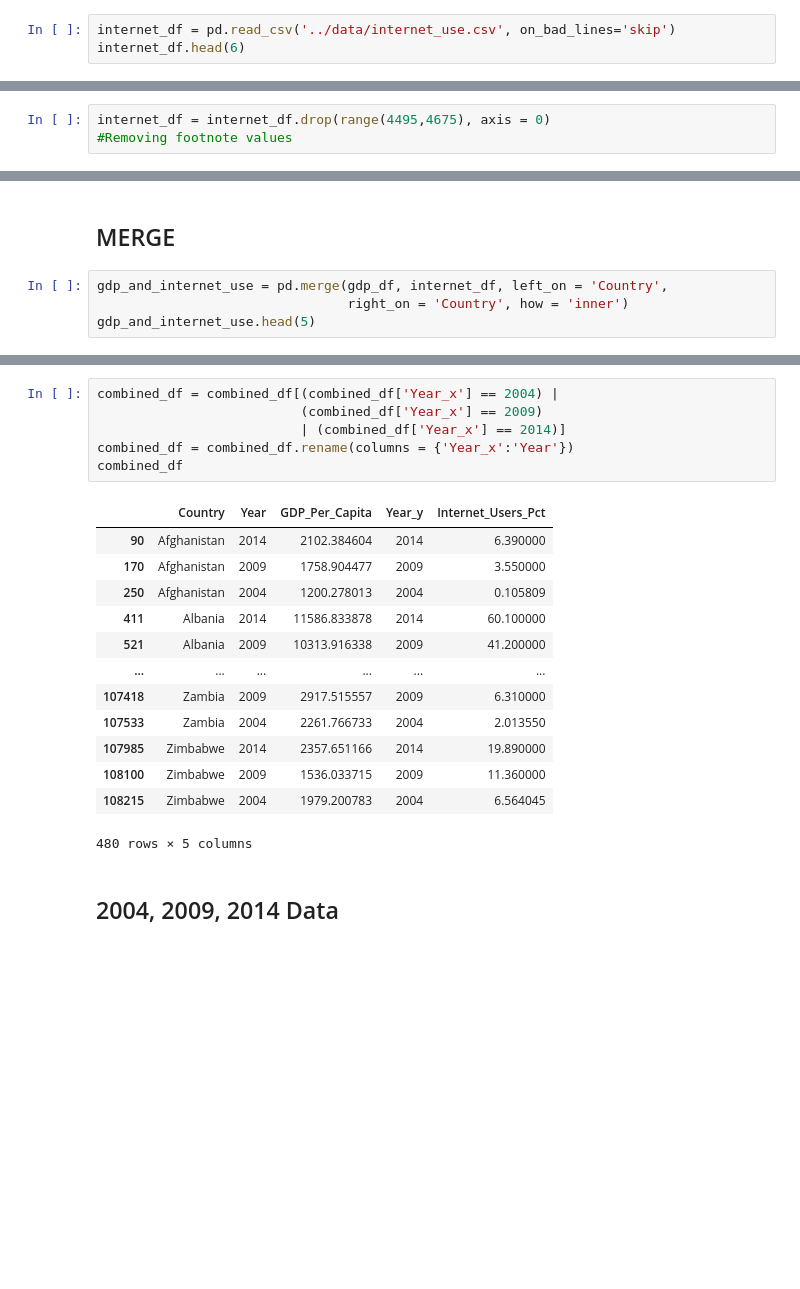
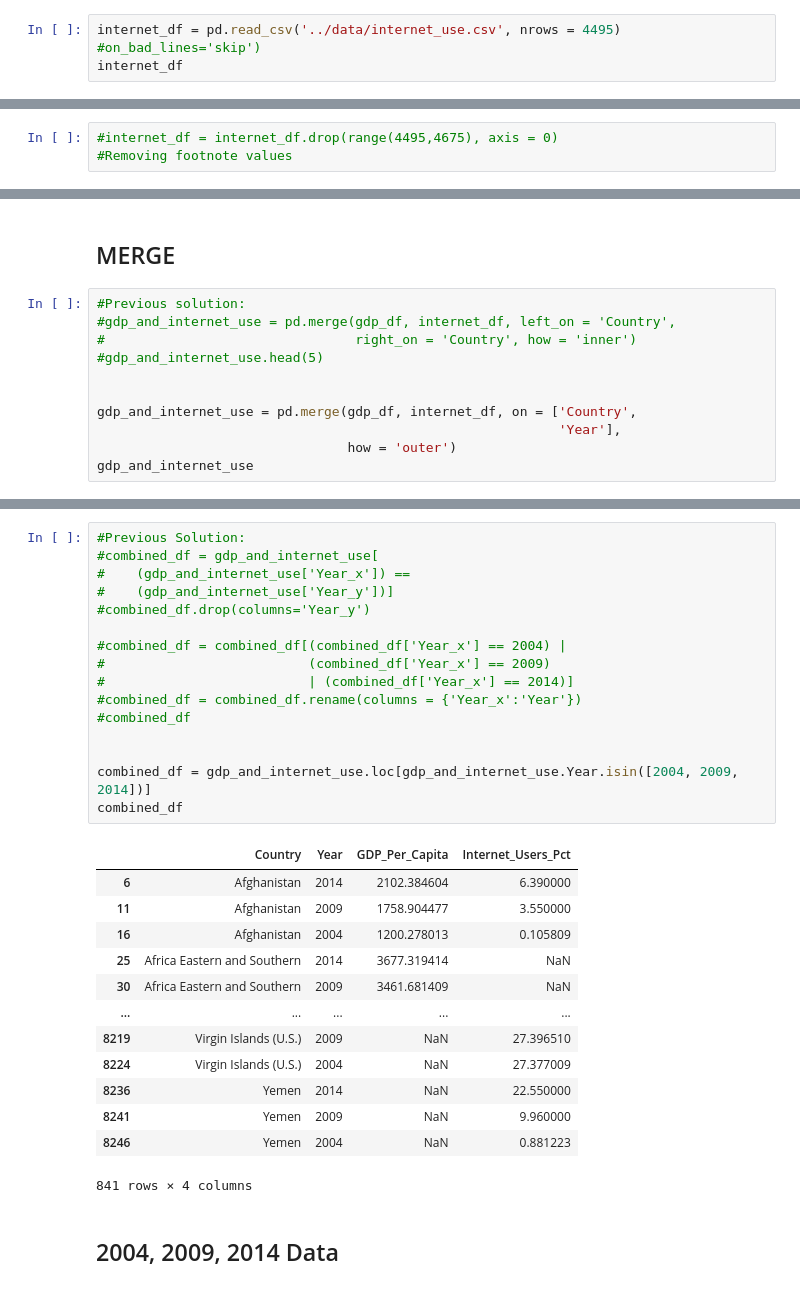
Before and after one commit to NSS-Full-Time-Data-Analytics-8/un_project-Adam-Crank, a Jupyter notebook: Notebooks/unproj.ipynb, the cells around one changed output, grey strips where cells are left out. Saved outputs shown, nothing was run; the diff lists cells and outputs as text; blank space fills up the shorter version.

```diff
--- a/Notebooks/unproj.ipynb
+++ b/Notebooks/unproj.ipynb
@@ -89,8 +81,8 @@ gdp_df
 # %% [markdown]
 ## INTERNET_DF
 # %%
-internet_df = pd.read_csv('../data/internet_use.csv', on_bad_lines='skip')
-internet_df.head(6)
+internet_df = pd.read_csv('../data/internet_use.csv', nrows = 4495) #on_bad_lines='skip')
+internet_df
 # %% [output]
 |  | Country or Area | Year | Value | Value Footnotes |
 | 0 | Afghanistan | 2014 | 6.390000 | NaN |
@@ -122,5 +120,5 @@ memory usage: 146.2+ KB
 # %%
-internet_df = internet_df.drop(range(4495,4675), axis = 0)
+#internet_df = internet_df.drop(range(4495,4675), axis = 0)
 #Removing footnote values
 # %%
 internet_df['Year'] = pd.to_numeric(internet_df['Year'])
@@ -189,7 +172,14 @@ internet_df
 # %% [markdown]
 ## MERGE
 # %%
-gdp_and_internet_use = pd.merge(gdp_df, internet_df, left_on = 'Country',
-                                right_on = 'Country', how = 'inner')
-gdp_and_internet_use.head(5)
+#Previous solution:
+#gdp_and_internet_use = pd.merge(gdp_df, internet_df, left_on = 'Country',
+#                                right_on = 'Country', how = 'inner')
+#gdp_and_internet_use.head(5)
+
+
+gdp_and_internet_use = pd.merge(gdp_df, internet_df, on = ['Country',
+                                                           'Year'],
+                                how = 'outer')
+gdp_and_internet_use
 # %% [output]
@@ -230,23 +199,33 @@ combined_df.drop(columns='Year_y')
 # %%
-combined_df = combined_df[(combined_df['Year_x'] == 2004) |
-                          (combined_df['Year_x'] == 2009)
-                          | (combined_df['Year_x'] == 2014)]
-combined_df = combined_df.rename(columns = {'Year_x':'Year'})
+#Previous Solution:
+#combined_df = gdp_and_internet_use[
+#    (gdp_and_internet_use['Year_x']) ==
+#    (gdp_and_internet_use['Year_y'])]
+#combined_df.drop(columns='Year_y')
+
+#combined_df = combined_df[(combined_df['Year_x'] == 2004) |
+#                          (combined_df['Year_x'] == 2009)
+#                          | (combined_df['Year_x'] == 2014)]
+#combined_df = combined_df.rename(columns = {'Year_x':'Year'})
+#combined_df
+
+
+combined_df = gdp_and_internet_use.loc[gdp_and_internet_use.Year.isin([2004, 2009, 2014])]
 combined_df
 # %% [output]
-|  | Country | Year | GDP_Per_Capita | Year_y | Internet_Users_Pct |
-| 90 | Afghanistan | 2014 | 2102.384604 | 2014 | 6.390000 |
-| 170 | Afghanistan | 2009 | 1758.904477 | 2009 | 3.550000 |
-| 250 | Afghanistan | 2004 | 1200.278013 | 2004 | 0.105809 |
-| 411 | Albania | 2014 | 11586.833878 | 2014 | 60.100000 |
-| 521 | Albania | 2009 | 10313.916338 | 2009 | 41.200000 |
-| ... | ... | ... | ... | ... | ... |
-| 107418 | Zambia | 2009 | 2917.515557 | 2009 | 6.310000 |
-| 107533 | Zambia | 2004 | 2261.766733 | 2004 | 2.013550 |
-| 107985 | Zimbabwe | 2014 | 2357.651166 | 2014 | 19.890000 |
-| 108100 | Zimbabwe | 2009 | 1536.033715 | 2009 | 11.360000 |
-| 108215 | Zimbabwe | 2004 | 1979.200783 | 2004 | 6.564045 |
+|  | Country | Year | GDP_Per_Capita | Internet_Users_Pct |
+| 6 | Afghanistan | 2014 | 2102.384604 | 6.390000 |
+| 11 | Afghanistan | 2009 | 1758.904477 | 3.550000 |
+| 16 | Afghanistan | 2004 | 1200.278013 | 0.105809 |
+| 25 | Africa Eastern and Southern | 2014 | 3677.319414 | NaN |
+| 30 | Africa Eastern and Southern | 2009 | 3461.681409 | NaN |
+| ... | ... | ... | ... | ... |
+| 8219 | Virgin Islands (U.S.) | 2009 | NaN | 27.396510 |
+| 8224 | Virgin Islands (U.S.) | 2004 | NaN | 27.377009 |
+| 8236 | Yemen | 2014 | NaN | 22.550000 |
+| 8241 | Yemen | 2009 | NaN | 9.960000 |
+| 8246 | Yemen | 2004 | NaN | 0.881223 |
-480 rows × 5 columns
+841 rows × 4 columns
 # %% [markdown]
 ## 2004, 2009, 2014 Data
 # %%
```
Also changed, not shown: parts of 41 cells of this notebook.
